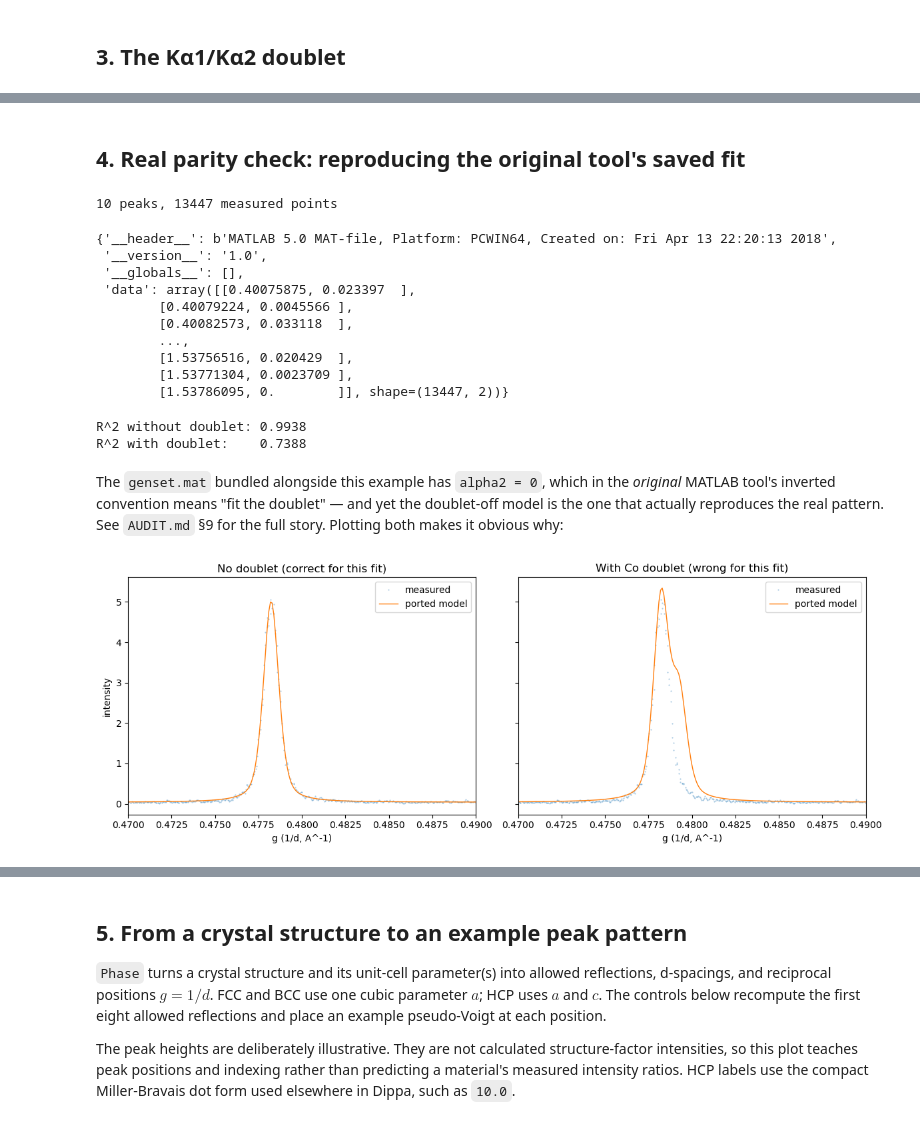
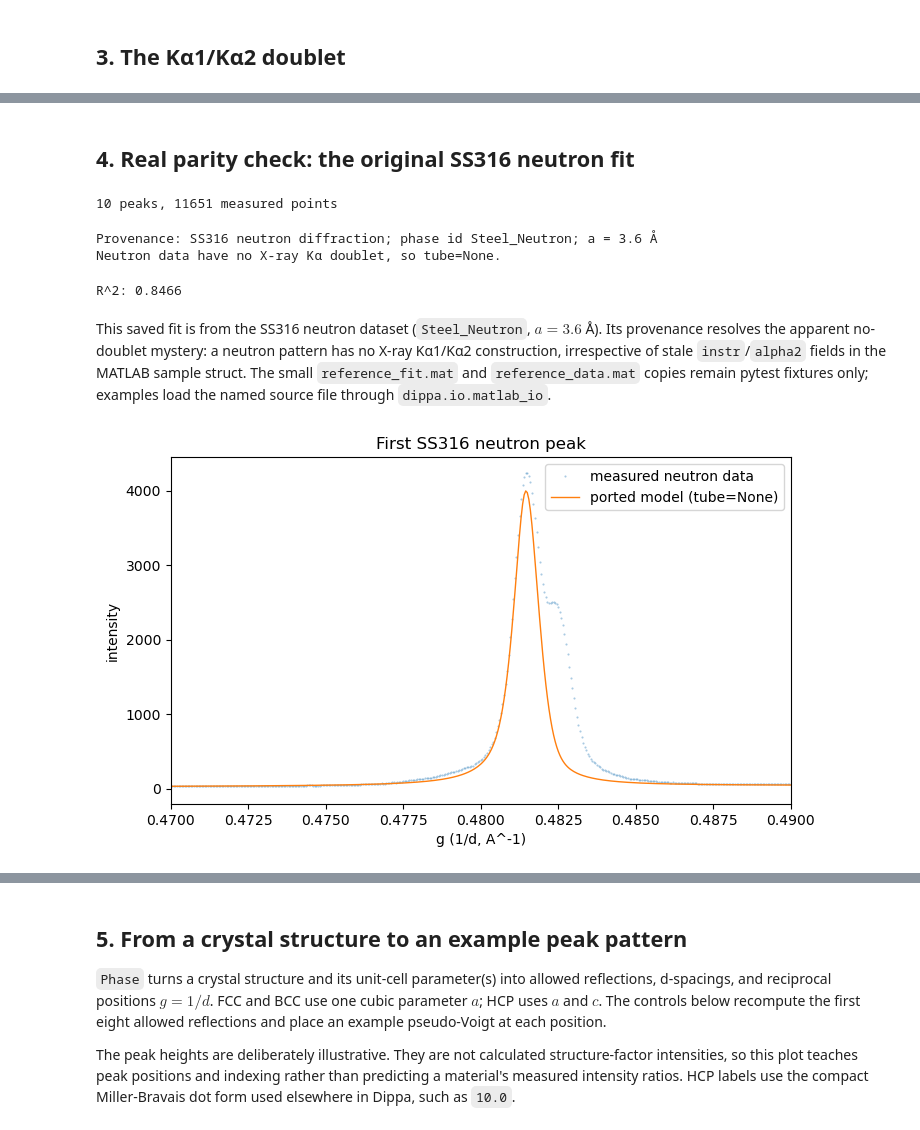
Before and after one commit to ThomasHSimm/dippa, a Jupyter notebook: notebooks/01_profiles_walkthrough.ipynb, the cells around one changed output, grey strips where cells are left out. Saved outputs shown, nothing was run; the diff lists cells and outputs as text; code cells hidden in the pictures.

```diff
--- a/notebooks/01_profiles_walkthrough.ipynb
+++ b/notebooks/01_profiles_walkthrough.ipynb
@@ -96,70 +123,51 @@ says "fit the doublet" and it's simply wrong for that saved fit.
 # %% [markdown]
-## 4. Real parity check: reproducing the original tool's saved fit
+## 4. Real parity check: the original SS316 neutron fit
 # %%
 from pathlib import Path
-import scipy.io
+from dippa.io.matlab_io import load_matlab_samples
 
-fixtures = Path("../tests/fixtures")
-fit = scipy.io.loadmat(fixtures / "reference_fit.mat")
-data = scipy.io.loadmat(fixtures / "reference_data.mat")
-
-aa = fit["aa"]
-d = data["data"]
-x_real, y_real = d[:, 0], d[:, 1]
+sample = load_matlab_samples(Path("../data/SSnew_interpBCG_fit.mat"))[0]
+valid = np.all(sample.aa[[0, 2, 4], :-1] > 0, axis=0)
+aa = np.column_stack([sample.aa[:, :-1][:, valid], sample.aa[:, -1]])
+x_real, y_real = sample.data[:, 0], sample.data[:, 1]
 
 print(f"{aa.shape[1] - 1} peaks, {len(x_real)} measured points")
 # %% [output]
-10 peaks, 13447 measured points
+10 peaks, 11651 measured points
 # %%
-data
+print("Provenance: SS316 neutron diffraction; phase id Steel_Neutron; a = 3.6 Å")
+print("Neutron data have no X-ray Kα doublet, so tube=None.")
 # %% [output]
-{'__header__': b'MATLAB 5.0 MAT-file, Platform: PCWIN64, Created on: Fri Apr 13 22:20:13 2018',
- '__version__': '1.0',
- '__globals__': [],
- 'data': array([[0.40075875, 0.023397  ],
-        [0.40079224, 0.0045566 ],
-        [0.40082573, 0.033118  ],
-        ...,
-        [1.53756516, 0.020429  ],
-        [1.53771304, 0.0023709 ],
-        [1.53786095, 0.        ]], shape=(13447, 2))}
+Provenance: SS316 neutron diffraction; phase id Steel_Neutron; a = 3.6 Å
+Neutron data have no X-ray Kα doublet, so tube=None.
 # %%
-model_no_doublet = evaluate_pattern(x_real, aa, tube=None)
-model_with_doublet = evaluate_pattern(x_real, aa, tube="Co")
+model = evaluate_pattern(x_real, aa, tube=None)
 
 def r_squared(y, model):
     ss_res = np.sum((y - model) ** 2)
     ss_tot = np.sum((y - y.mean()) ** 2)
     return 1 - ss_res / ss_tot
 
-print(f"R^2 without doublet: {r_squared(y_real, model_no_doublet):.4f}")
-print(f"R^2 with doublet:    {r_squared(y_real, model_with_doublet):.4f}")
+print(f"R^2: {r_squared(y_real, model):.4f}")
 # %% [output]
-R^2 without doublet: 0.9938
-R^2 with doublet:    0.7388
+R^2: 0.8466
 # %% [markdown]
-The `genset.mat` bundled alongside this example has `alpha2 = 0`, which in
-the *original* MATLAB tool's inverted convention means "fit the doublet" —
-and yet the doublet-off model is the one that actually reproduces the real
-pattern. See `AUDIT.md` §9 for the full story. Plotting both makes it
-obvious why:
+This saved fit is from the SS316 neutron dataset (`Steel_Neutron`, $a=3.6$ Å).
+Its provenance resolves the apparent no-doublet mystery: a neutron pattern has
+no X-ray Kα1/Kα2 construction, irrespective of stale `instr`/`alpha2` fields
+in the MATLAB sample struct. The small `reference_fit.mat` and
+`reference_data.mat` copies remain pytest fixtures only; examples load the named
+source file through `dippa.io.matlab_io`.
 # %%
-fig, axes = plt.subplots(1, 2, figsize=(12, 4.5), sharey=True)
-
-for ax, model, title in [
-    (axes[0], model_no_doublet, "No doublet (correct for this fit)"),
-    (axes[1], model_with_doublet, "With Co doublet (wrong for this fit)"),
-]:
-    ax.plot(x_real, y_real, ".", markersize=1, alpha=0.4, label="measured")
-    ax.plot(x_real, model, linewidth=1, label="ported model")
-    ax.set_xlim(0.47, 0.49)  # zoom on the first peak, where the difference is clearest
-    ax.set_xlabel("g (1/d, A^-1)")
-    ax.set_title(title)
-    ax.legend()
-
-axes[0].set_ylabel("intensity")
-plt.tight_layout()
+fig, ax = plt.subplots(figsize=(8, 4.5))
+ax.plot(x_real, y_real, ".", markersize=1, alpha=0.4, label="measured neutron data")
+ax.plot(x_real, model, linewidth=1, label="ported model (tube=None)")
+ax.set_xlim(0.47, 0.49)
+ax.set_xlabel("g (1/d, A^-1)")
+ax.set_ylabel("intensity")
+ax.set_title("First SS316 neutron peak")
+ax.legend()
 plt.show()
 # %% [output]
-[figure, old version]
+[figure, new version]
 # %% [markdown]
```
Also changed, not shown: parts of 5 cells of this notebook, 6 other files.
